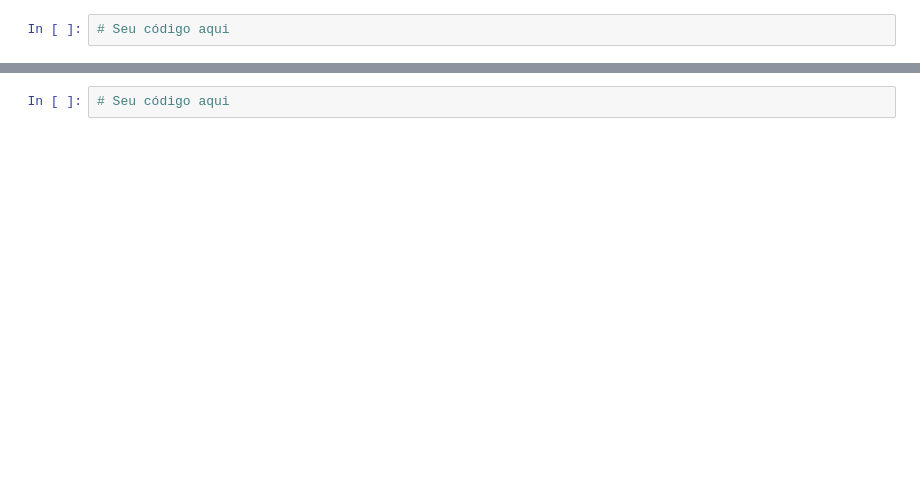
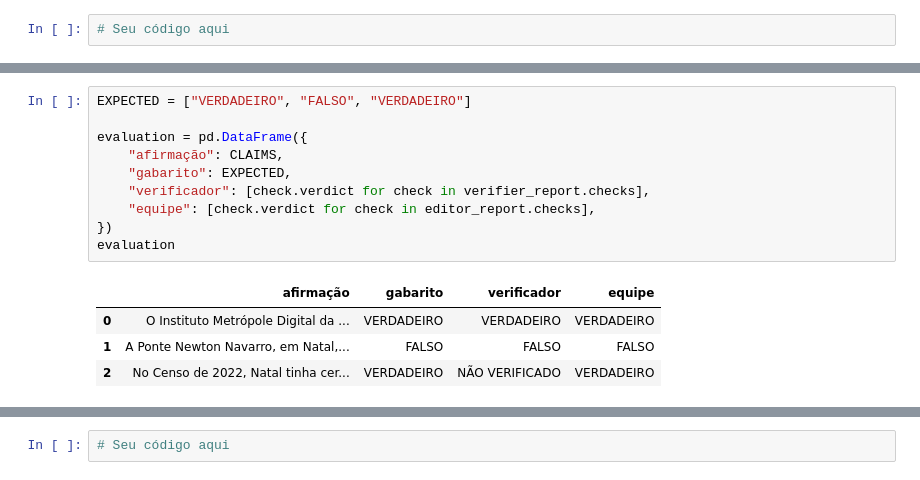
Before and after one commit to silvaan/agentic-ai, a Jupyter notebook: 16 - Multi-Agent Systems.ipynb, the cells around one changed output, grey strips where cells are left out. Saved outputs shown, nothing was run; the diff lists cells and outputs as text; blank space fills up the shorter version.

```diff
--- a/16 - Multi-Agent Systems.ipynb
+++ b/16 - Multi-Agent Systems.ipynb
@@ -283,0 +233,15 @@ Escreva duas afirmações sobre a sua cidade, uma verdadeira e uma falsa, e rode
+# %%
+EXPECTED = ["VERDADEIRO", "FALSO", "VERDADEIRO"]
+
+evaluation = pd.DataFrame({
+    "afirmação": CLAIMS,
+    "gabarito": EXPECTED,
+    "verificador": [check.verdict for check in verifier_report.checks],
+    "equipe": [check.verdict for check in editor_report.checks],
+})
+evaluation
+# %% [output]
+|  | afirmação | gabarito | verificador | equipe |
+| 0 | O Instituto Metrópole Digital da ... | VERDADEIRO | VERDADEIRO | VERDADEIRO |
+| 1 | A Ponte Newton Navarro, em Natal,... | FALSO | FALSO | FALSO |
+| 2 | No Censo de 2022, Natal tinha cer... | VERDADEIRO | NÃO VERIFICADO | VERDADEIRO |
```
Also changed, not shown: parts of 63 cells of this notebook.
